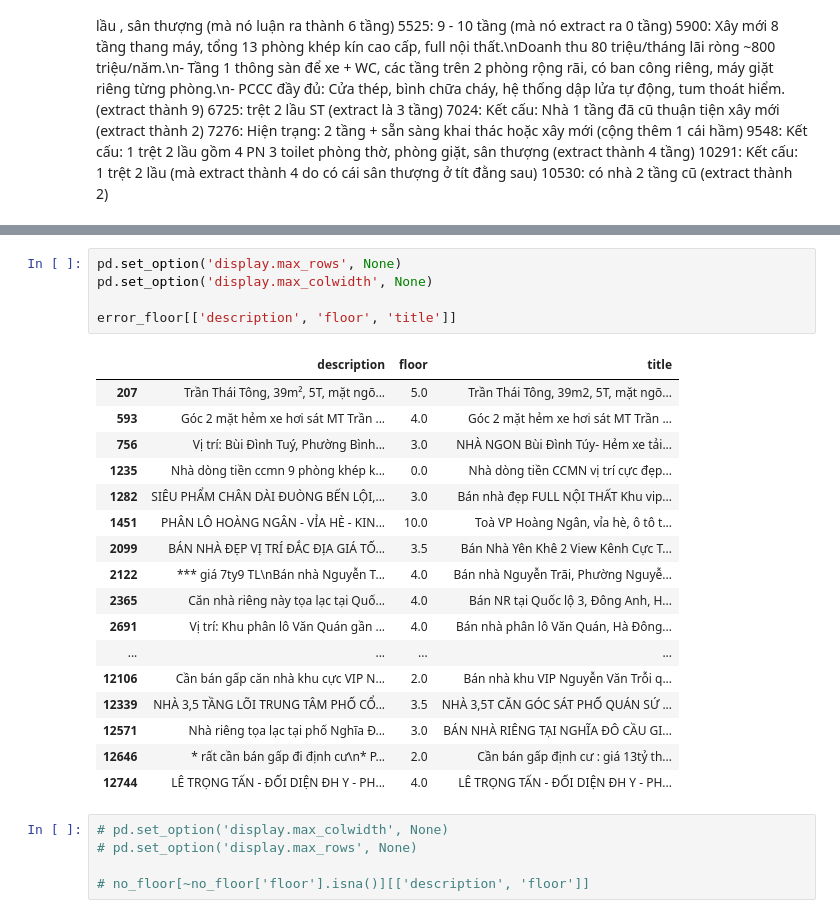
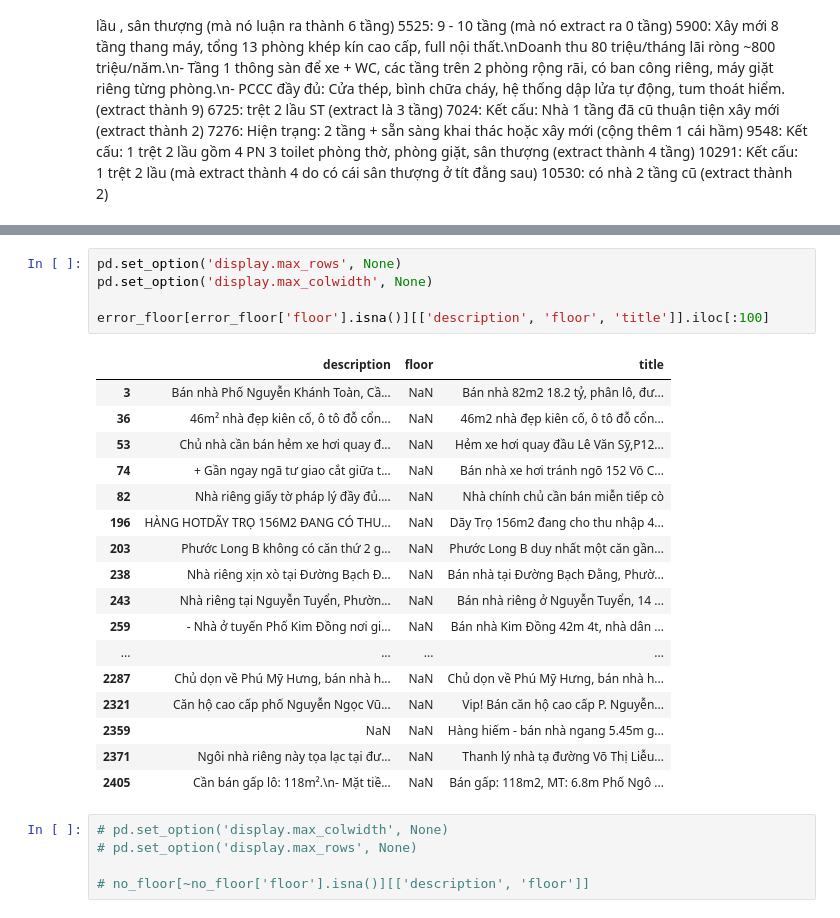
Before and after one commit to PhamMaiLinh-2403/estates-scraping-bds, a Jupyter notebook: test.ipynb, the cells around one changed output, grey strips where cells are left out. Saved outputs shown, nothing was run; the diff lists cells and outputs as text.

Commit message:
check floor

```diff
--- a/test.ipynb
+++ b/test.ipynb
@@ -972,26 +985,26 @@ Extracted total floor in description: ['2', '3', '4']
 # %%
 pd.set_option('display.max_rows', None)
 pd.set_option('display.max_colwidth', None)
 
-error_floor[['description', 'floor', 'title']]
+error_floor[error_floor['floor'].isna()][['description', 'floor', 'title']].iloc[:100]
 # %% [output]
 |  | description | floor | title |
-| 207 | Trần Thái Tông, 39m², 5T, mặt ngõ... | 5.0 | Trần Thái Tông, 39m2, 5T, mặt ngõ... |
-| 593 | Góc 2 mặt hẻm xe hơi sát MT Trần ... | 4.0 | Góc 2 mặt hẻm xe hơi sát MT Trần ... |
-| 756 | Vị trí: Bùi Đình Tuý, Phường Bình... | 3.0 | NHÀ NGON Bùi Đình Túy- Hẻm xe tải... |
-| 1235 | Nhà dòng tiền ccmn 9 phòng khép k... | 0.0 | Nhà dòng tiền CCMN vị trí cực đẹp... |
-| 1282 | SIÊU PHẨM CHÂN DÀI ĐUÒNG BẾN LỘI,... | 3.0 | Bán nhà đẹp FULL NỘI THẤT Khu vip... |
-| 1451 | PHÂN LÔ HOÀNG NGÂN - VỈA HÈ - KIN... | 10.0 | Toà VP Hoàng Ngân, vỉa hè, ô tô t... |
-| 2099 | BÁN NHÀ ĐẸP VỊ TRÍ ĐẮC ĐỊA GIÁ TỐ... | 3.5 | Bán Nhà Yên Khê 2 View Kênh Cực T... |
-| 2122 | *** giá 7ty9 TL\nBán nhà Nguyễn T... | 4.0 | Bán nhà Nguyễn Trãi, Phường Nguyễ... |
-| 2365 | Căn nhà riêng này tọa lạc tại Quố... | 4.0 | Bán NR tại Quốc lộ 3, Đông Anh, H... |
-| 2691 | Vị trí: Khu phân lô Văn Quán gần ... | 4.0 | Bán nhà phân lô Văn Quán, Hà Đông... |
+| 3 | Bán nhà Phố Nguyễn Khánh Toàn, Cầ... | NaN | Bán nhà 82m2 18.2 tỷ, phân lô, đư... |
+| 36 | 46m² nhà đẹp kiên cố, ô tô đỗ cổn... | NaN | 46m2 nhà đẹp kiên cố, ô tô đỗ cổn... |
+| 53 | Chủ nhà cần bán hẻm xe hơi quay đ... | NaN | Hẻm xe hơi quay đầu Lê Văn Sỹ,P12... |
+| 74 | + Gần ngay ngã tư giao cắt giữa t... | NaN | Bán nhà xe hơi tránh ngõ 152 Võ C... |
+| 82 | Nhà riêng giấy tờ pháp lý đầy đủ.... | NaN | Nhà chính chủ cần bán miễn tiếp cò |
+| 196 | HÀNG HOTDÃY TRỌ 156M2 ĐANG CÓ THU... | NaN | Dãy Trọ 156m2 đang cho thu nhập 4... |
+| 203 | Phước Long B không có căn thứ 2 g... | NaN | Phước Long B duy nhất một căn gần... |
+| 238 | Nhà riêng xịn xò tại Đường Bạch Đ... | NaN | Bán nhà tại Đường Bạch Đằng, Phườ... |
+| 243 | Nhà riêng tại Nguyễn Tuyển, Phườn... | NaN | Bán nhà riêng ở Nguyễn Tuyển, 14 ... |
+| 259 | - Nhà ở tuyến Phố Kim Đồng nơi gi... | NaN | Bán nhà Kim Đồng 42m 4t, nhà dân ... |
 | ... | ... | ... | ... |
-| 12106 | Cần bán gấp căn nhà khu cực VIP N... | 2.0 | Bán nhà khu VIP Nguyễn Văn Trỗi q... |
-| 12339 | NHÀ 3,5 TẦNG LÕI TRUNG TÂM PHỐ CỔ... | 3.5 | NHÀ 3,5T CĂN GÓC SÁT PHỐ QUÁN SỨ ... |
-| 12571 | Nhà riêng tọa lạc tại phố Nghĩa Đ... | 3.0 | BÁN NHÀ RIÊNG TẠI NGHĨA ĐÔ CẦU GI... |
-| 12646 | * rất cần bán gấp đi định cư\n* P... | 2.0 | Cần bán gấp định cư : giá 13tỷ th... |
-| 12744 | LÊ TRỌNG TẤN - ĐỐI DIỆN ĐH Y - PH... | 4.0 | LÊ TRỌNG TẤN - ĐỐI DIỆN ĐH Y - PH... |
+| 2287 | Chủ dọn về Phú Mỹ Hưng, bán nhà h... | NaN | Chủ dọn về Phú Mỹ Hưng, bán nhà h... |
+| 2321 | Căn hộ cao cấp phố Nguyễn Ngọc Vũ... | NaN | Vip! Bán căn hộ cao cấp P. Nguyễn... |
+| 2359 | NaN | NaN | Hàng hiếm - bán nhà ngang 5.45m g... |
+| 2371 | Ngôi nhà riêng này tọa lạc tại đư... | NaN | Thanh lý nhà tạ đường Võ Thị Liễu... |
+| 2405 | Cần bán gấp lô: 118m².\n- Mặt tiề... | NaN | Bán gấp: 118m2, MT: 6.8m Phố Ngô ... |
 # %%
 # pd.set_option('display.max_colwidth', None)
 # pd.set_option('display.max_rows', None)
```
Also changed, not shown: parts of 5 cells of this notebook.
